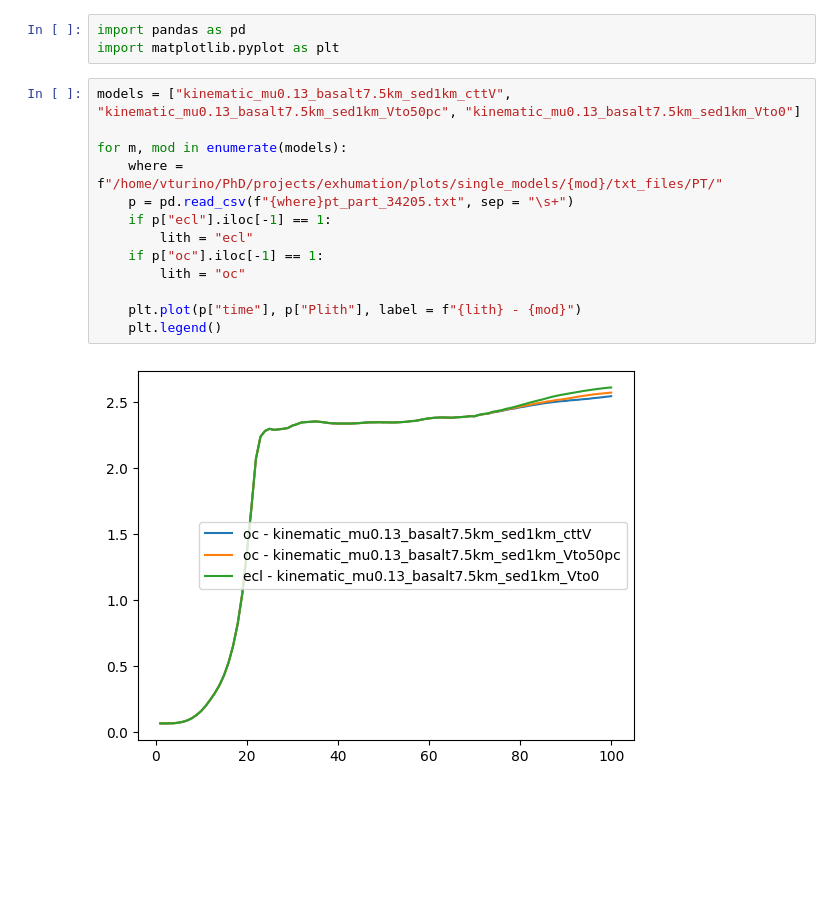
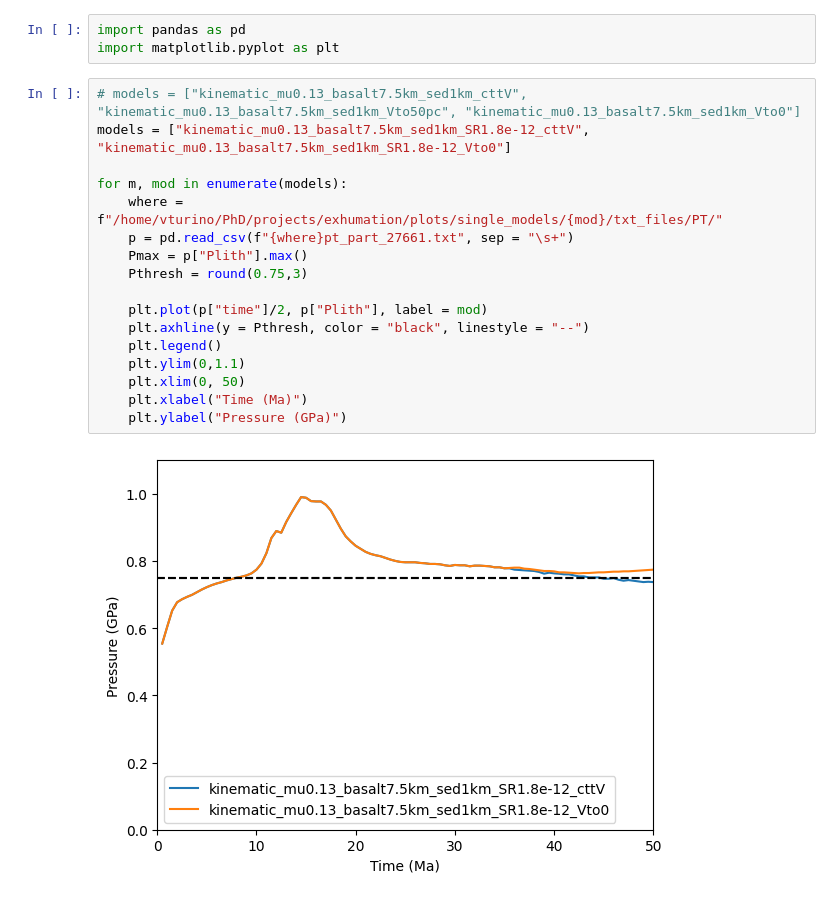
Before and after one commit to vaturino/exhumation, a Jupyter notebook: analysis/exhumation/test.ipynb, the cells around one changed output. Drawn from its saved outputs; the diff is of its cells as text; blank space fills up the shorter version.

Commit message:
finslized timeline/comparison plots

```diff
--- a/analysis/exhumation/test.ipynb
+++ b/analysis/exhumation/test.ipynb
@@ -2,17 +2,21 @@
 import pandas as pd
 import matplotlib.pyplot as plt
 # %%
-models = ["kinematic_mu0.13_basalt7.5km_sed1km_cttV", "kinematic_mu0.13_basalt7.5km_sed1km_Vto50pc", "kinematic_mu0.13_basalt7.5km_sed1km_Vto0"]
+# models = ["kinematic_mu0.13_basalt7.5km_sed1km_cttV", "kinematic_mu0.13_basalt7.5km_sed1km_Vto50pc", "kinematic_mu0.13_basalt7.5km_sed1km_Vto0"]
+models = ["kinematic_mu0.13_basalt7.5km_sed1km_SR1.8e-12_cttV", "kinematic_mu0.13_basalt7.5km_sed1km_SR1.8e-12_Vto0"]
 
 for m, mod in enumerate(models):
     where = f"/home/vturino/PhD/projects/exhumation/plots/single_models/{mod}/txt_files/PT/"
-    p = pd.read_csv(f"{where}pt_part_34205.txt", sep = "\s+")
-    if p["ecl"].iloc[-1] == 1:
-        lith = "ecl"
-    if p["oc"].iloc[-1] == 1:
-        lith = "oc"
+    p = pd.read_csv(f"{where}pt_part_27661.txt", sep = "\s+")
+    Pmax = p["Plith"].max()
+    Pthresh = round(0.75,3)
 
-    plt.plot(p["time"], p["Plith"], label = f"{lith} - {mod}")
+    plt.plot(p["time"]/2, p["Plith"], label = mod)
+    plt.axhline(y = Pthresh, color = "black", linestyle = "--")
     plt.legend()
+    plt.ylim(0,1.1)
+    plt.xlim(0, 50)
+    plt.xlabel("Time (Ma)")
+    plt.ylabel("Pressure (GPa)")
 # %% [output]
-[figure, old version]
+[figure, new version]
```
Also changed, not shown: parts of 8 cells of this notebook, 12 other files.
